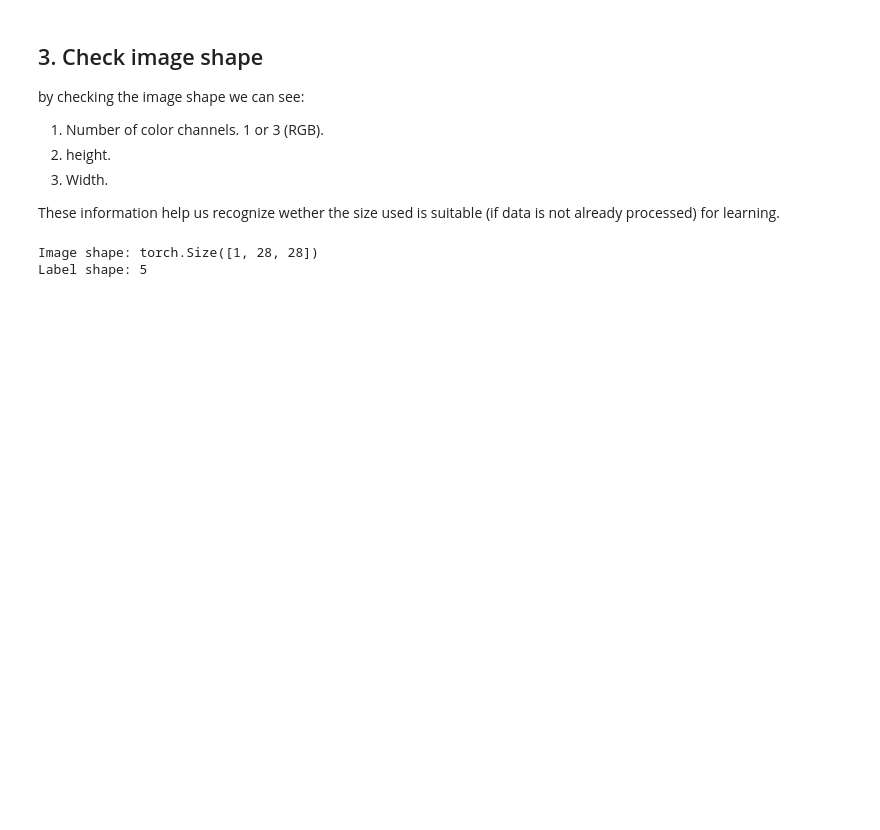
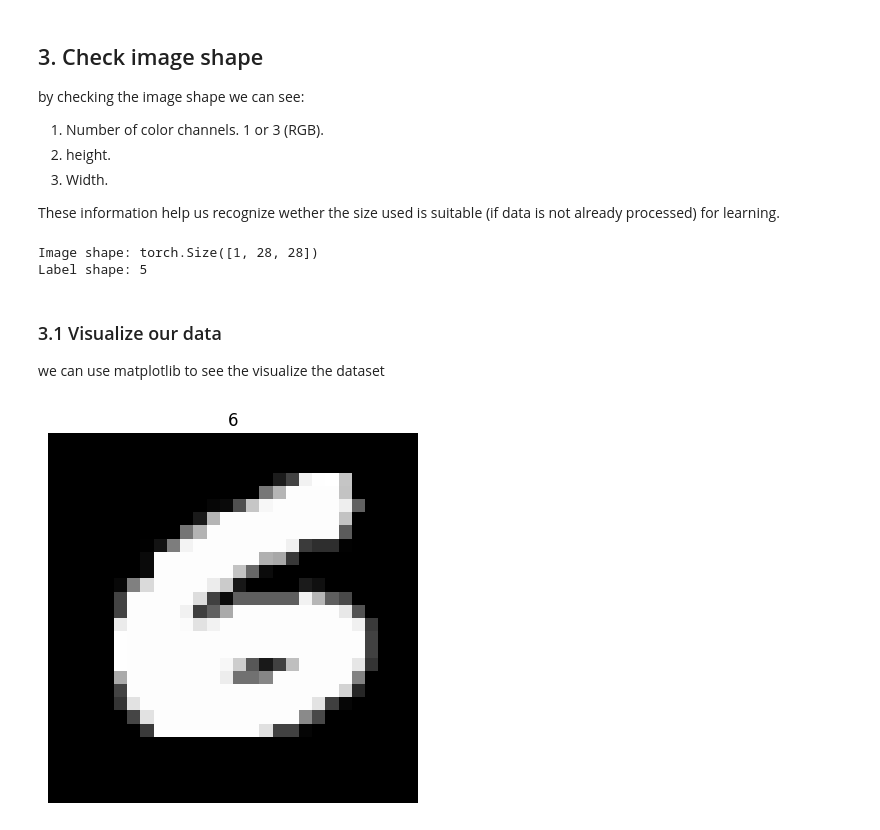
Before and after one commit to chadiboudaher/mnist-pytorch, a Jupyter notebook: mnist_pytorch.ipynb, the cells around one changed output. Cells and saved outputs as stored; diff of their text form; code cells hidden in the pictures; blank space fills up the shorter version.

Commit message:
Plot and Visualize data

```diff
--- a/mnist_pytorch.ipynb
+++ b/mnist_pytorch.ipynb
@@ -77,3 +77,24 @@ print(f"Label shape: {label}")
 # %% [output]
 Image shape: torch.Size([1, 28, 28])
 Label shape: 5
+# %% [markdown]
+### 3.1 Visualize our data
+
+we can use matplotlib to see the visualize the dataset
+# %%
+# Set seed
+torch.manual_seed(42)
+
+# Get Random image
+random_image_number = torch.randint(low=0, high=len(train_data), size=[1]).item()
+image, label = train_data[random_image_number]
+# print(random_image_number)
+
+# Plot random image
+# plt.figure(figsize=(10, 10))
+plt.title(label)
+plt.imshow(image.squeeze(), cmap="grey")
+plt.axis("off")
+plt.show();
+# %% [output]
+[figure, added]
```
Also changed, not shown: parts of 2 cells of this notebook.
